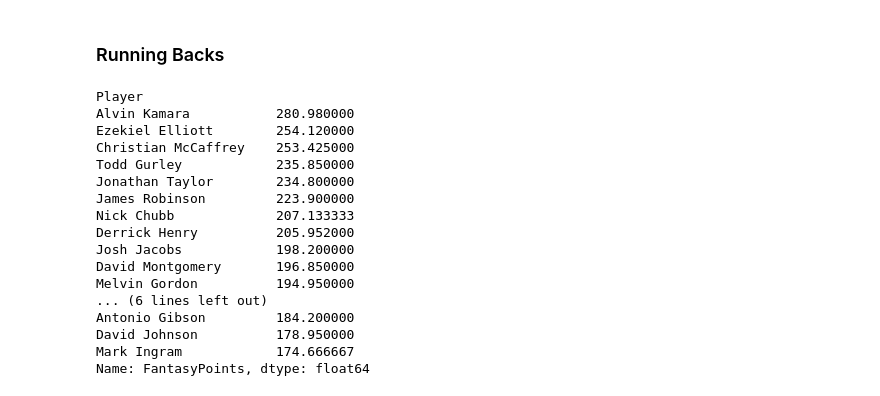
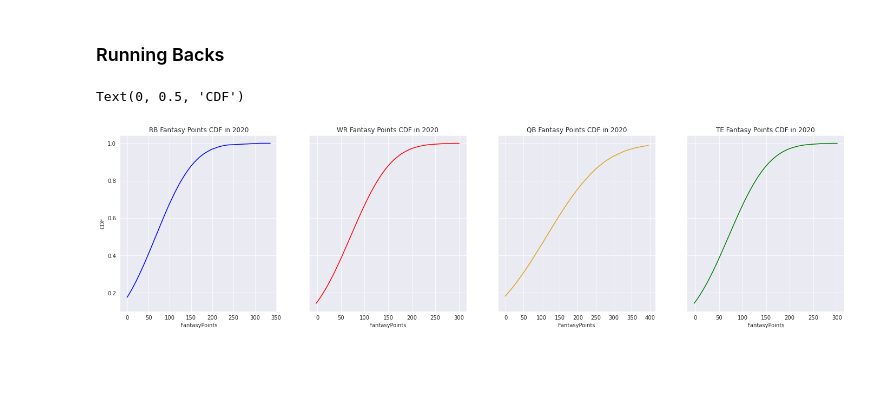
Before and after one commit to jacobresnikoff/fantasy-football, a Jupyter notebook: python/fantasy.ipynb, the cells around one changed output. Saved outputs shown, nothing was run; the diff lists cells and outputs as text; code cells hidden in the pictures; blank space fills up the shorter version.

Commit message:
generated cdf plots of fantasy point distribution for rb, wr, qb, te

```diff
--- a/python/fantasy.ipynb
+++ b/python/fantasy.ipynb
@@ -61,23 +63,24 @@ rb_fp = rb.groupby('Player')['FantasyPoints'].mean()
-# %%
-rb_fp.sort_values(ascending=False).head(20)
-# %% [output]
-Player
-Alvin Kamara           280.980000
-Ezekiel Elliott        254.120000
-Christian McCaffrey    253.425000
-Todd Gurley            235.850000
-Jonathan Taylor        234.800000
-James Robinson         223.900000
-Nick Chubb             207.133333
-Derrick Henry          205.952000
-Josh Jacobs            198.200000
-David Montgomery       196.850000
-Melvin Gordon          194.950000
-... (6 lines left out)
-Antonio Gibson         184.200000
-David Johnson          178.950000
-Mark Ingram            174.666667
-Name: FantasyPoints, dtype: float64
+# %%
+fig, (ax1, ax2, ax3, ax4) = plt.subplots(1, 4, figsize=(24,6), sharey=True)
+
+sns.lineplot(x=recent_rb.FantasyPoints, y=recent_rb_cdf, ax=ax1, color='blue')
+ax1.set_title('RB Fantasy Points CDF in 2020')
+ax1.set_ylabel('CDF')
+
+sns.lineplot(x=recent_wr.FantasyPoints, y=recent_wr_cdf, ax=ax2, color='red')
+ax2.set_title('WR Fantasy Points CDF in 2020')
+ax2.set_ylabel('CDF')
+
+sns.lineplot(x=recent_qb.FantasyPoints, y=recent_qb_cdf, ax=ax3, color='goldenrod')
+ax3.set_title('QB Fantasy Points CDF in 2020')
+ax3.set_ylabel('CDF')
+
+sns.lineplot(x=recent_te.FantasyPoints, y=recent_te_cdf, ax=ax4, color='green')
+ax4.set_title('TE Fantasy Points CDF in 2020')
+ax4.set_ylabel('CDF')
+# %% [output]
+Text(0, 0.5, 'CDF')
+[figure, added]
 # %%
 defense = pd.read_html('http://www.fantasypros.com/nfl/points-allowed.php?year=2020')
 
```
Also changed, not shown: parts of 3 cells of this notebook.
